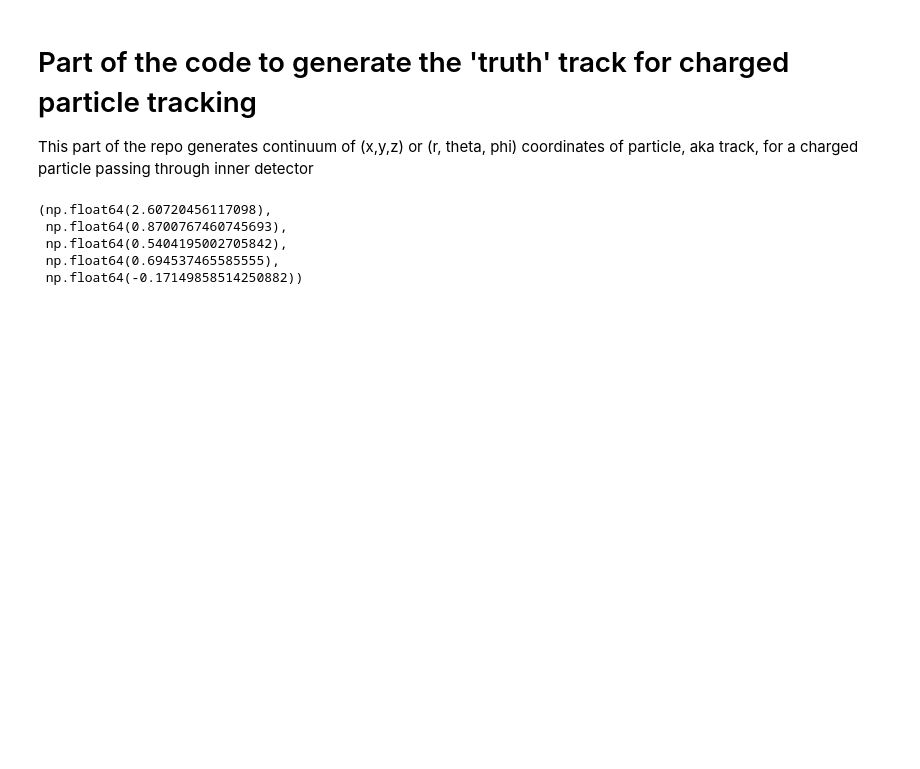
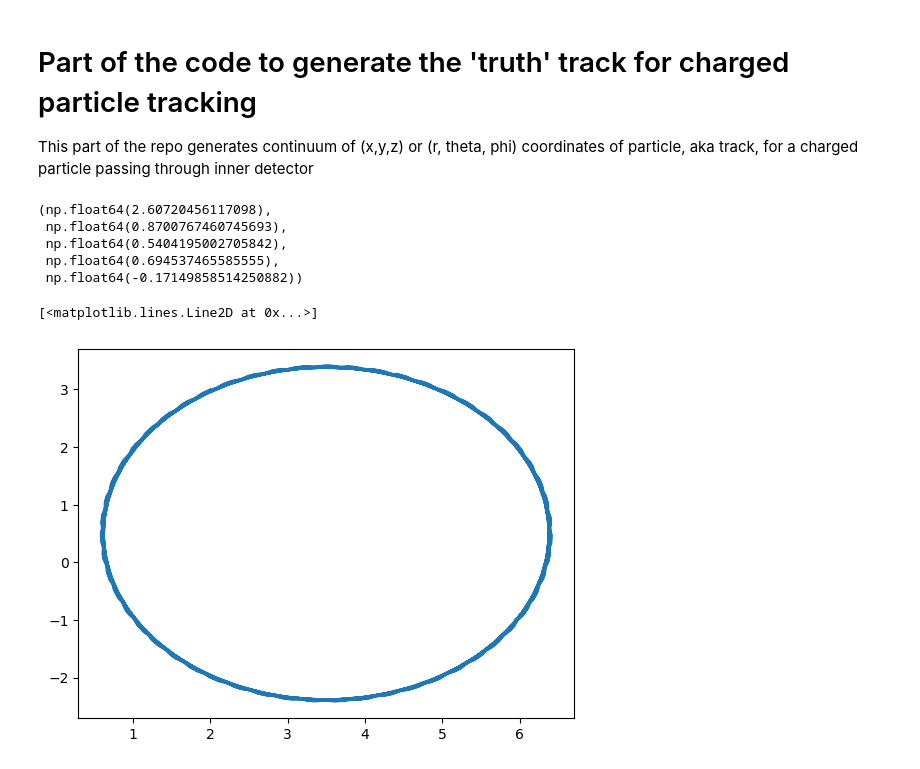
Before and after one commit to saadmohiuddin/kalman_tracking, a Jupyter notebook: generate_track.ipynb, the cells around one changed output. Cells and saved outputs as stored; diff of their text form; code cells hidden in the pictures; blank space fills up the shorter version.

Commit message:
chore: plots in notebook

```diff
--- a/generate_track.ipynb
+++ b/generate_track.ipynb
@@ -88,9 +40,40 @@ perigee_representation(2, 3, 4, 5, 3, 7, -1)
  np.float64(0.694537465585555),
  np.float64(-0.17149858514250882))
 # %%
-def evolve_track():
+def evolve_track(x0, y0, z0, px, py, pz, q, B):
     """
     Given initial position and momentum, it evolves the particle's track in Pixel detector
+    Track evolution is computed as change of (x,y,z) coordinates over time
     """
 
-    return
+
+    pT = np.hypot(px, py)  # Transverse momentum
+    x_c = x0 + py/ (q * B)  # Center x-coordinate
+    y_c = y0 - px/ (q * B)  # Center y-coordinate
+    angular_frequency = (q * B) / pT  # Angular frequency (includes sign)
+    phi_0 = np.arctan2(y0 - y_c, x0 - x_c)  # Initial phase angle
+    R = pT / (abs(q) * B)  # Radius of curvature (always positive)
+
+    # 100 steps of time
+    time_steps = np.arange(0, 200, 1)
+    arr_phi, arr_x, arr_y, arr_z = [], [], [], []
+    for t in time_steps:
+        phi_t = phi_0 + angular_frequency * t
+        x_t = x_c + R * np.cos(phi_t)
+        y_t = y_c + R * np.sin(phi_t)
+        z_t = z0 + (pz / pT) * (R * angular_frequency * t)
+
+        arr_phi.append(phi_t)
+        arr_x.append(x_t)
+        arr_y.append(y_t)
+        arr_z.append(z_t)
+
+    return arr_x, arr_y, arr_z, arr_phi
+# %%
+X, Y, Z, P = evolve_track(x0=2, y0=3, z0=4, px=5, py=3, pz=7, q=1, B=2)
+# %%
+import matplotlib.pyplot as plt
+plt.plot(X, Y)
+# %% [output]
+[<matplotlib.lines.Line2D at 0x...>]
+[figure, added]
```
Also changed, not shown: parts of 10 cells of this notebook, 1 other file.
